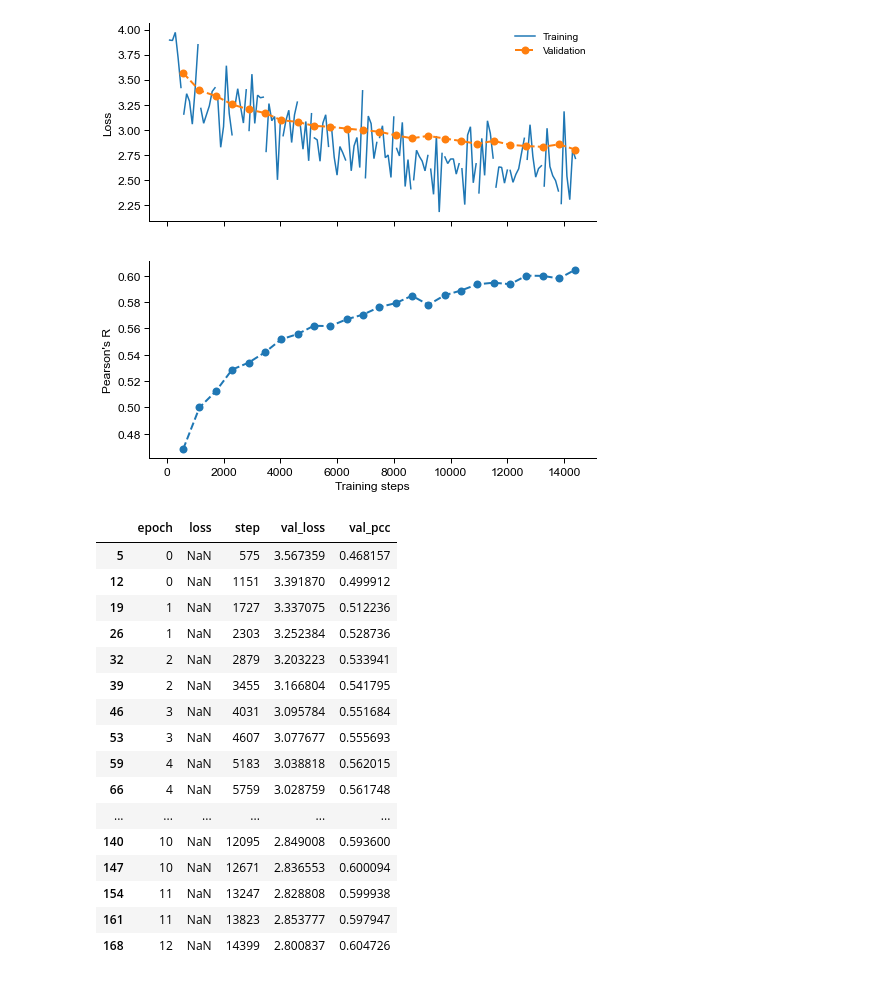
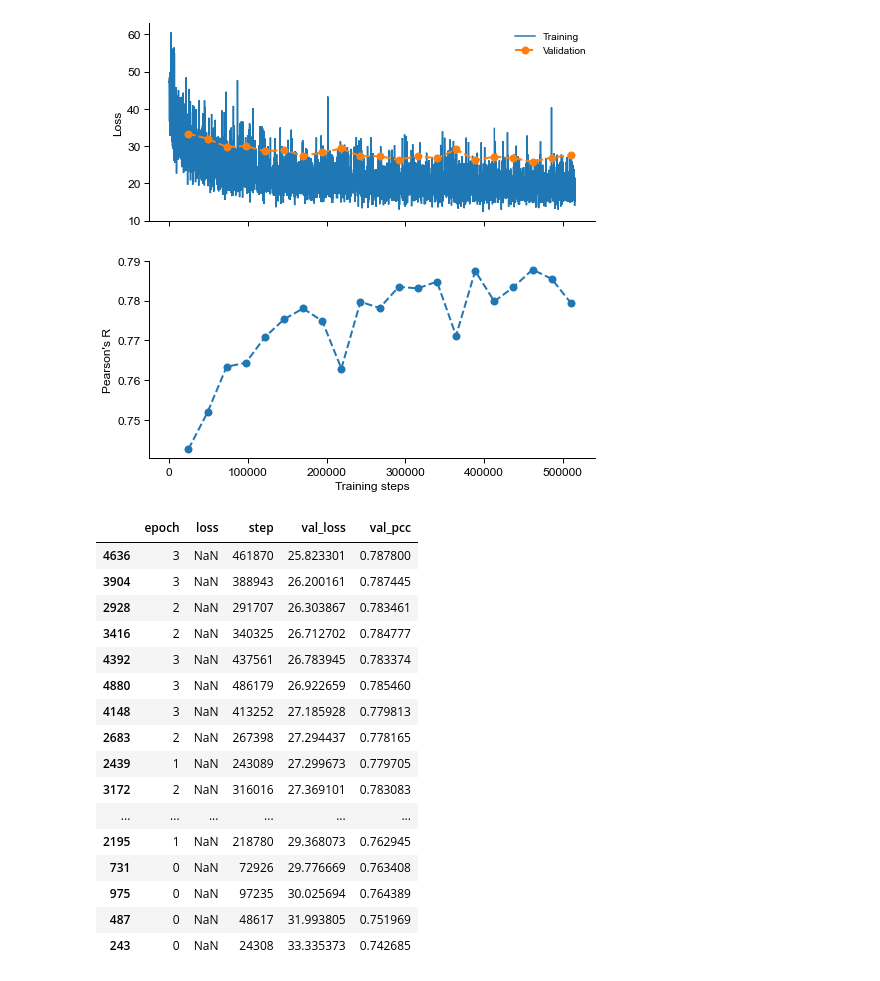
Before and after one commit to vierstralab/vinson, a Jupyter notebook: Train_Metrics.ipynb, the cells around one changed output. Cells and saved outputs as stored; diff of their text form; code cells hidden in the pictures.

```diff
--- a/Train_Metrics.ipynb
+++ b/Train_Metrics.ipynb
@@ -5,51 +5,53 @@ import numpy as np
 import pandas as pd
 # %%
 metrics = pd.read_csv(
-    "models/variant_data_JUL28_3_a100_clip_density/logs/lightning_logs/version_0/metrics.csv"
+    "models/data_JUL28_3_a100_clip_density/logs/lightning_logs/version_0/metrics.csv"
 )
 
 i = metrics.loss.abs() > 100
 metrics.loc[i, "loss"] = pd.NA
 
 val_steps = ~metrics.val_loss.isna()
 val_metrics = metrics[val_steps]
 train_metrics = metrics[~val_steps]
 
 fig, ax = plt.subplots(2, 1, sharex=True)
 ax[0].plot(metrics.step, metrics.loss, label="Training")
 ax[0].plot(
     val_metrics.step, val_metrics.val_loss, "o--", lw=2, ms=8, label="Validation"
 )
 ax[0].set_ylabel("Loss")
 ax[0].legend()
 
+
 ax[1].plot(val_metrics.step, val_metrics.val_pcc, "o--", lw=2, ms=8, label="Validation")
 ax[1].set_xlabel("Training steps")
 ax[1].set_ylabel("Pearson's R")
 
+
 fig.set_size_inches(8, 8)
 # %% [output]
-[figure, old version]
+[figure, new version]
 # %%
-val_metrics
+val_metrics.sort_values(by="val_loss")
 # %% [output]
 |  | epoch | loss | step | val_loss | val_pcc |
-| 5 | 0 | NaN | 575 | 3.567359 | 0.468157 |
-| 12 | 0 | NaN | 1151 | 3.391870 | 0.499912 |
-| 19 | 1 | NaN | 1727 | 3.337075 | 0.512236 |
-| 26 | 1 | NaN | 2303 | 3.252384 | 0.528736 |
-| 32 | 2 | NaN | 2879 | 3.203223 | 0.533941 |
-| 39 | 2 | NaN | 3455 | 3.166804 | 0.541795 |
-| 46 | 3 | NaN | 4031 | 3.095784 | 0.551684 |
-| 53 | 3 | NaN | 4607 | 3.077677 | 0.555693 |
-| 59 | 4 | NaN | 5183 | 3.038818 | 0.562015 |
-| 66 | 4 | NaN | 5759 | 3.028759 | 0.561748 |
+| 4636 | 3 | NaN | 461870 | 25.823301 | 0.787800 |
+| 3904 | 3 | NaN | 388943 | 26.200161 | 0.787445 |
+| 2928 | 2 | NaN | 291707 | 26.303867 | 0.783461 |
+| 3416 | 2 | NaN | 340325 | 26.712702 | 0.784777 |
+| 4392 | 3 | NaN | 437561 | 26.783945 | 0.783374 |
+| 4880 | 3 | NaN | 486179 | 26.922659 | 0.785460 |
+| 4148 | 3 | NaN | 413252 | 27.185928 | 0.779813 |
+| 2683 | 2 | NaN | 267398 | 27.294437 | 0.778165 |
+| 2439 | 1 | NaN | 243089 | 27.299673 | 0.779705 |
+| 3172 | 2 | NaN | 316016 | 27.369101 | 0.783083 |
 | ... | ... | ... | ... | ... | ... |
-| 140 | 10 | NaN | 12095 | 2.849008 | 0.593600 |
-| 147 | 10 | NaN | 12671 | 2.836553 | 0.600094 |
-| 154 | 11 | NaN | 13247 | 2.828808 | 0.599938 |
-| 161 | 11 | NaN | 13823 | 2.853777 | 0.597947 |
-| 168 | 12 | NaN | 14399 | 2.800837 | 0.604726 |
+| 2195 | 1 | NaN | 218780 | 29.368073 | 0.762945 |
+| 731 | 0 | NaN | 72926 | 29.776669 | 0.763408 |
+| 975 | 0 | NaN | 97235 | 30.025694 | 0.764389 |
+| 487 | 0 | NaN | 48617 | 31.993805 | 0.751969 |
+| 243 | 0 | NaN | 24308 | 33.335373 | 0.742685 |
 # %%
 metrics
 # %% [output]
```
Also changed, not shown: parts of 1 cell of this notebook, 7 other files.
